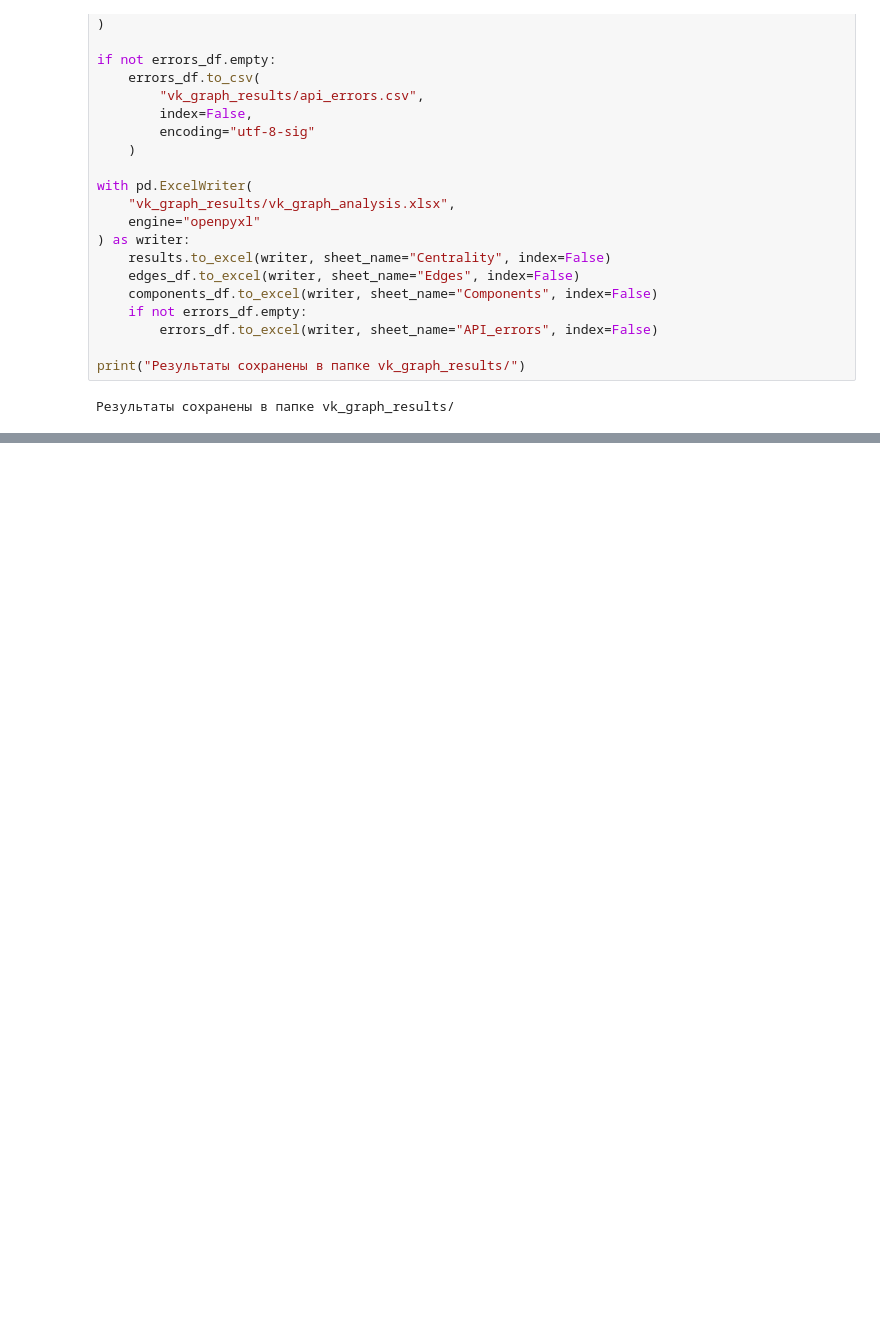
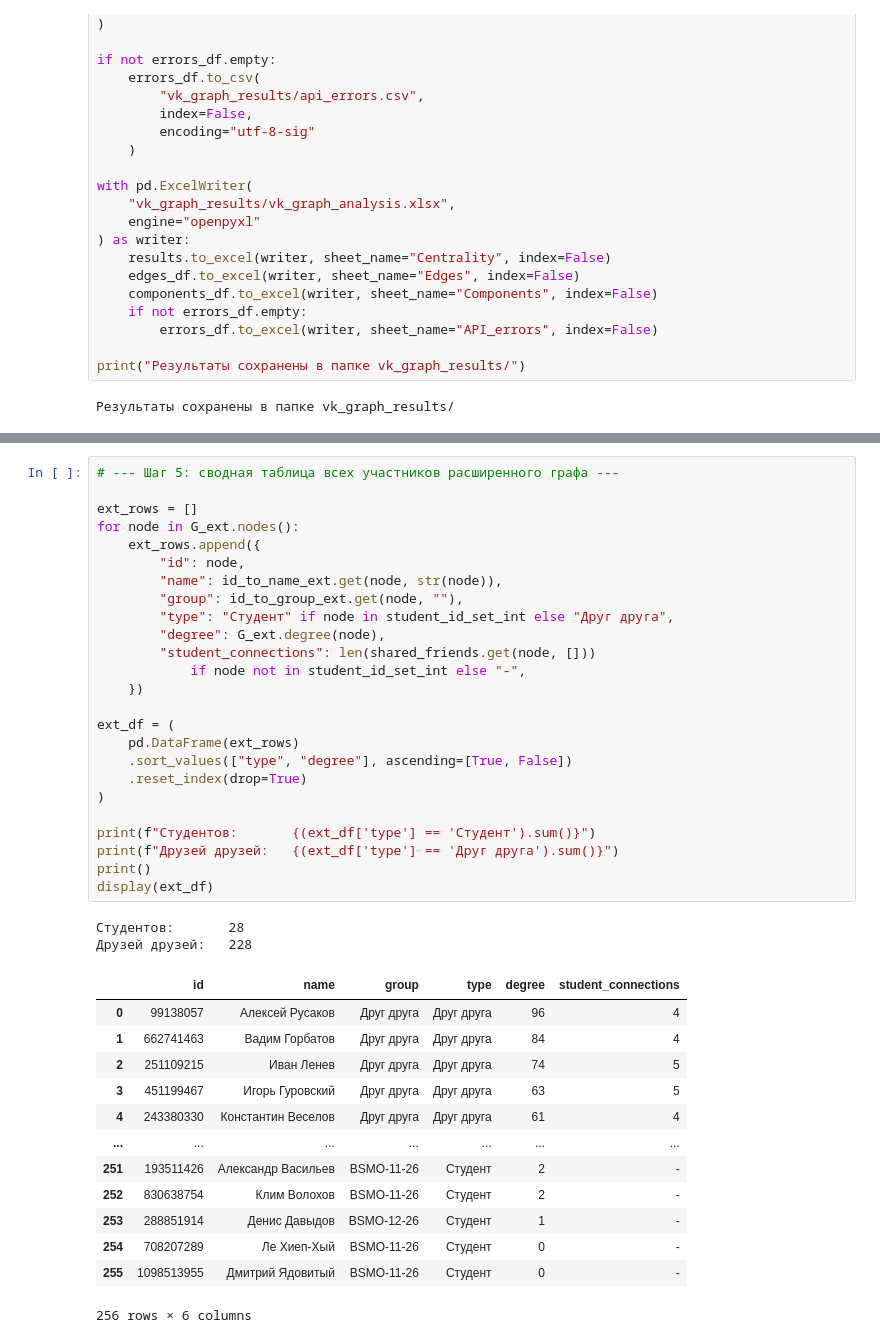
Before and after one commit to Rudnev911/ml_task_vk, a Jupyter notebook: vk_centrality_analysis.ipynb, the cells around one changed output, grey strips where cells are left out. Cells and saved outputs as stored; diff of their text form; blank space fills up the shorter version.

```diff
--- a/vk_centrality_analysis.ipynb
+++ b/vk_centrality_analysis.ipynb
@@ -841,0 +964,41 @@ print("Результаты сохранены в папке vk_graph_results/")
+# %%
+# --- Шаг 5: сводная таблица всех участников расширенного графа ---
+
+ext_rows = []
+for node in G_ext.nodes():
+    ext_rows.append({
+        "id": node,
+        "name": id_to_name_ext.get(node, str(node)),
+        "group": id_to_group_ext.get(node, ""),
+        "type": "Студент" if node in student_id_set_int else "Друг друга",
+        "degree": G_ext.degree(node),
+        "student_connections": len(shared_friends.get(node, []))
+            if node not in student_id_set_int else "-",
+    })
+
+ext_df = (
+    pd.DataFrame(ext_rows)
+    .sort_values(["type", "degree"], ascending=[True, False])
+    .reset_index(drop=True)
+)
+
+print(f"Студентов:       {(ext_df['type'] == 'Студент').sum()}")
+print(f"Друзей друзей:   {(ext_df['type'] == 'Друг друга').sum()}")
+print()
+display(ext_df)
+# %% [output]
+Студентов:       28
+Друзей друзей:   228
+|  | id | name | group | type | degree | student_connections |
+| 0 | 99138057 | Алексей Русаков | Друг друга | Друг друга | 96 | 4 |
+| 1 | 662741463 | Вадим Горбатов | Друг друга | Друг друга | 84 | 4 |
+| 2 | 251109215 | Иван Ленев | Друг друга | Друг друга | 74 | 5 |
+| 3 | 451199467 | Игорь Гуровский | Друг друга | Друг друга | 63 | 5 |
+| 4 | 243380330 | Константин Веселов | Друг друга | Друг друга | 61 | 4 |
+| ... | ... | ... | ... | ... | ... | ... |
+| 251 | 193511426 | Александр Васильев | BSMO-11-26 | Студент | 2 | - |
+| 252 | 830638754 | Клим Волохов | BSMO-11-26 | Студент | 2 | - |
+| 253 | 288851914 | Денис Давыдов | BSMO-12-26 | Студент | 1 | - |
+| 254 | 708207289 | Ле Хиеп-Хый | BSMO-11-26 | Студент | 0 | - |
+| 255 | 1098513955 | Дмитрий Ядовитый | BSMO-11-26 | Студент | 0 | - |
+256 rows × 6 columns
```
Also changed, not shown: parts of 18 cells of this notebook.
